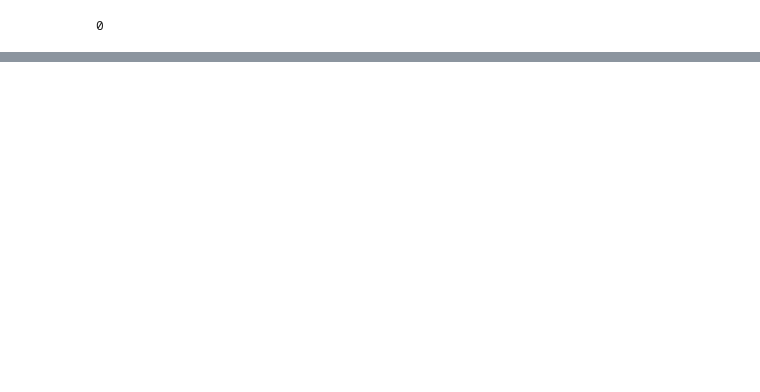
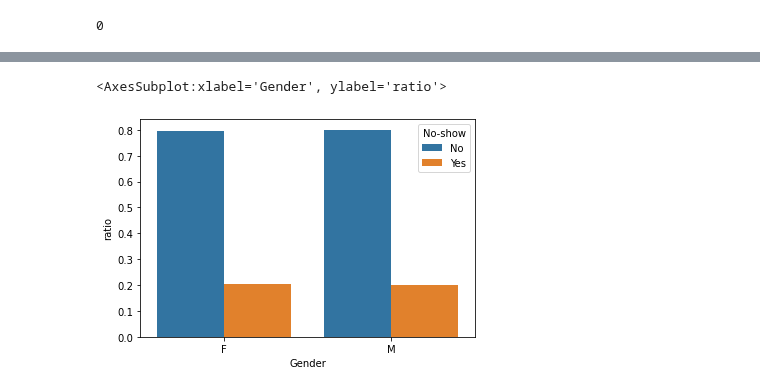
Before and after one commit to young-hun-jo/DataAnalysis, a Jupyter notebook: medical_appointment/analysis_myself.ipynb, the cells around one changed output, grey strips where cells are left out. Saved outputs shown, nothing was run; the diff lists cells and outputs as text; code cells hidden in the pictures; blank space fills up the shorter version.

```diff
--- a/medical_appointment/analysis_myself.ipynb
+++ b/medical_appointment/analysis_myself.ipynb
@@ -120,0 +141,3 @@ medical = medical.drop('PatientId', axis=1)
+# %%
+medical = create_date_diff(medical)
+medical.head()
@@ -120,0 +155,19 @@ medical = medical.drop('PatientId', axis=1)
+# %%
+# 성별과 No-show 변수 기준으로 그룹핑하기
+gender_df = medical.groupby(['Gender','No-show'])['Age'].count()
+gender_df = gender_df.reset_index()
+# %%
+# 비율로 나타내기 위해서 여성,남성 진료건수 총합 구하기
+total_M = medical.loc[medical['Gender'] == 'M'].shape[0]
+total_F = medical.loc[medical['Gender'] == 'F'].shape[0]
+print('남자 예약 총 건수: ', total_M)
+print('여자 예약 총 건수: ', total_F)
+# %%
+# 조건문으로 비율 변수 생성
+gender_df['ratio'] = ''
+
+for idx in range(len(gender_df)):
+    if gender_df.loc[idx, 'Gender'] == 'F':
+        gender_df.loc[idx, 'ratio'] = gender_df.loc[idx, 'Age'] / total_F
+    else:
+        gender_df.loc[idx, 'ratio'] = gender_df.loc[idx, 'Age'] / total_M
@@ -120,0 +182,8 @@ medical = medical.drop('PatientId', axis=1)
+# %%
+# 시각화하기
+import seaborn as sns
+
+sns.barplot(x='Gender', y='ratio', hue='No-show', data=gender_df)
+# %% [output]
+<AxesSubplot:xlabel='Gender', ylabel='ratio'>
+[figure, added]
```
Also changed, not shown: parts of 13 cells of this notebook.
